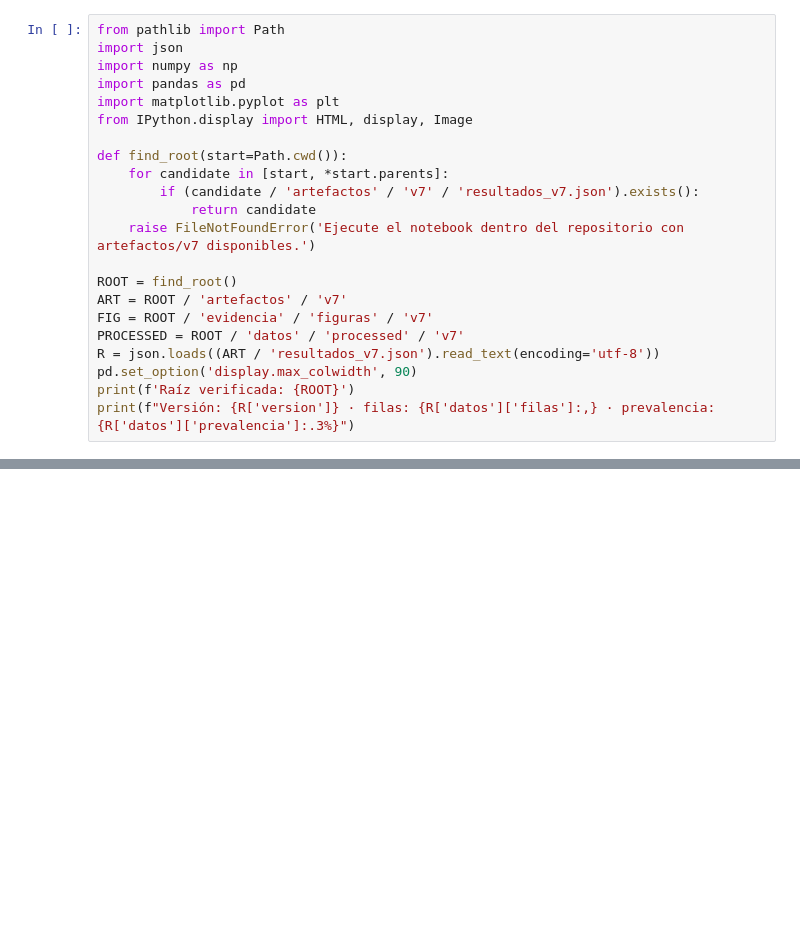
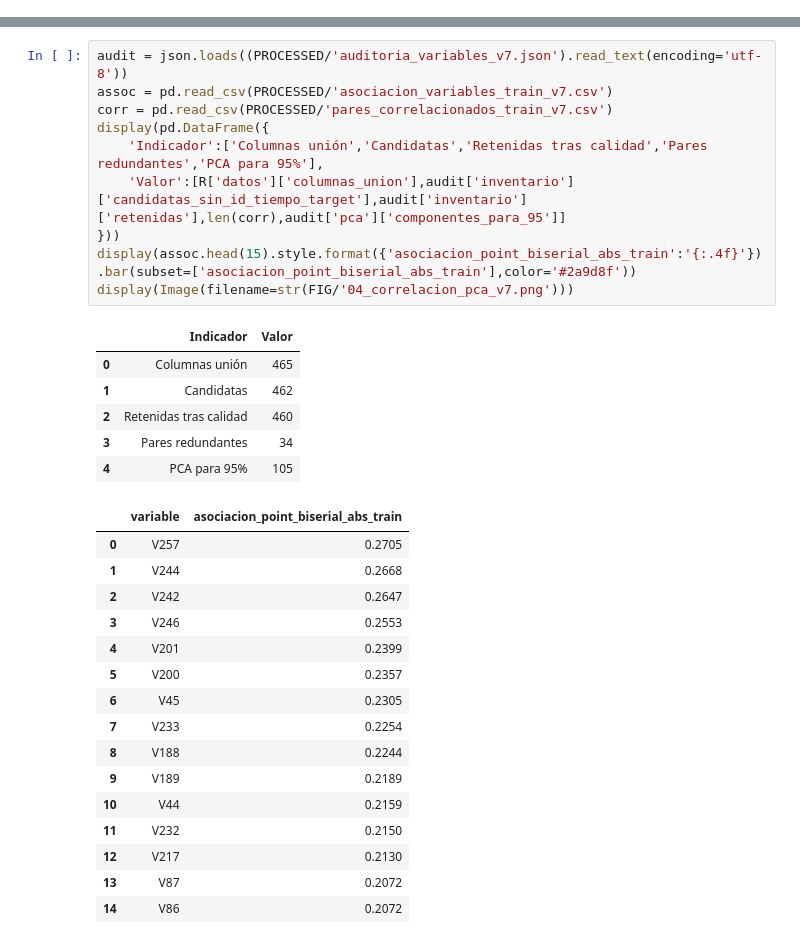
Before and after one commit to DanielBarillasM/Proyecto-1_Grupo-1_DLYSI_Sec-30, a Jupyter notebook: entregables/cuaderno/v7/proyecto1_calderon_barillas.ipynb, the cells around one changed output, grey strips where cells are left out. Drawn from its saved outputs; the diff is of its cells as text; blank space fills up the shorter version.

```diff
--- a/entregables/cuaderno/v7/proyecto1_calderon_barillas.ipynb
+++ b/entregables/cuaderno/v7/proyecto1_calderon_barillas.ipynb
@@ -154,22 +0,0 @@ sujeto a $\operatorname{recall}(\tau)\geq 0.75$.
-# %%
-from pathlib import Path
-import json
-import numpy as np
-import pandas as pd
-import matplotlib.pyplot as plt
-from IPython.display import HTML, display, Image
-
-def find_root(start=Path.cwd()):
-    for candidate in [start, *start.parents]:
-        if (candidate / 'artefactos' / 'v7' / 'resultados_v7.json').exists():
-            return candidate
-    raise FileNotFoundError('Ejecute el notebook dentro del repositorio con artefactos/v7 disponibles.')
-
-ROOT = find_root()
-ART = ROOT / 'artefactos' / 'v7'
-FIG = ROOT / 'evidencia' / 'figuras' / 'v7'
-PROCESSED = ROOT / 'datos' / 'processed' / 'v7'
-R = json.loads((ART / 'resultados_v7.json').read_text(encoding='utf-8'))
-pd.set_option('display.max_colwidth', 90)
-print(f'Raíz verificada: {ROOT}')
-print(f"Versión: {R['version']} · filas: {R['datos']['filas']:,} · prevalencia: {R['datos']['prevalencia']:.3%}")
@@ -332,0 +263,33 @@ Candidato exploratorio: A · A5_ensamble_tabular
+# %%
+audit = json.loads((PROCESSED/'auditoria_variables_v7.json').read_text(encoding='utf-8'))
+assoc = pd.read_csv(PROCESSED/'asociacion_variables_train_v7.csv')
+corr = pd.read_csv(PROCESSED/'pares_correlacionados_train_v7.csv')
+display(pd.DataFrame({
+    'Indicador':['Columnas unión','Candidatas','Retenidas tras calidad','Pares redundantes','PCA para 95%'],
+    'Valor':[R['datos']['columnas_union'],audit['inventario']['candidatas_sin_id_tiempo_target'],audit['inventario']['retenidas'],len(corr),audit['pca']['componentes_para_95']]
+}))
+display(assoc.head(15).style.format({'asociacion_point_biserial_abs_train':'{:.4f}'}).bar(subset=['asociacion_point_biserial_abs_train'],color='#2a9d8f'))
+display(Image(filename=str(FIG/'04_correlacion_pca_v7.png')))
+# %% [output]
+|  | Indicador | Valor |
+| 0 | Columnas unión | 465 |
+| 1 | Candidatas | 462 |
+| 2 | Retenidas tras calidad | 460 |
+| 3 | Pares redundantes | 34 |
+| 4 | PCA para 95% | 105 |
+|  | variable | asociacion_point_biserial_abs_train |
+| 0 | V257 | 0.2705 |
+| 1 | V244 | 0.2668 |
+| 2 | V242 | 0.2647 |
+| 3 | V246 | 0.2553 |
+| 4 | V201 | 0.2399 |
+| 5 | V200 | 0.2357 |
+| 6 | V45 | 0.2305 |
+| 7 | V233 | 0.2254 |
+| 8 | V188 | 0.2244 |
+| 9 | V189 | 0.2189 |
+| 10 | V44 | 0.2159 |
+| 11 | V232 | 0.2150 |
+| 12 | V217 | 0.2130 |
+| 13 | V87 | 0.2072 |
+| 14 | V86 | 0.2072 |
```
Also changed, not shown: parts of 48 cells of this notebook, 17 other files.
